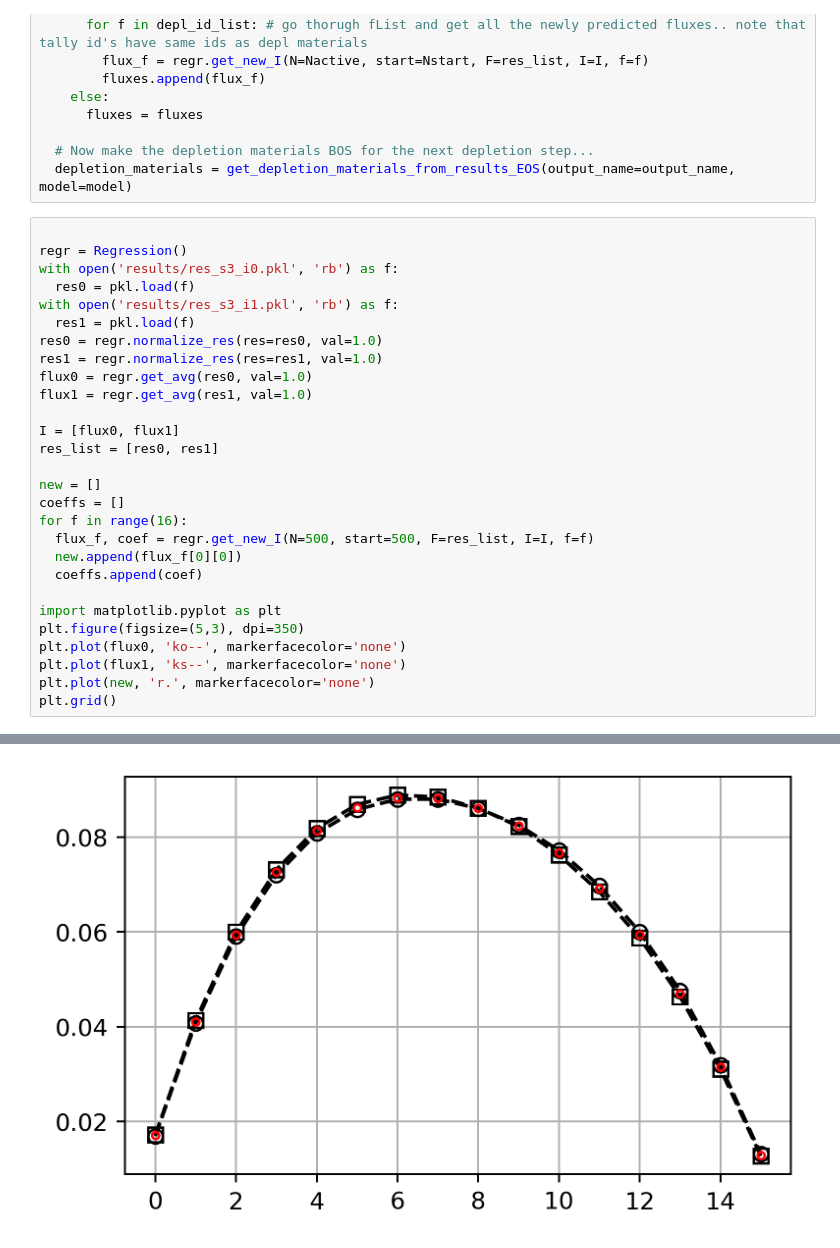
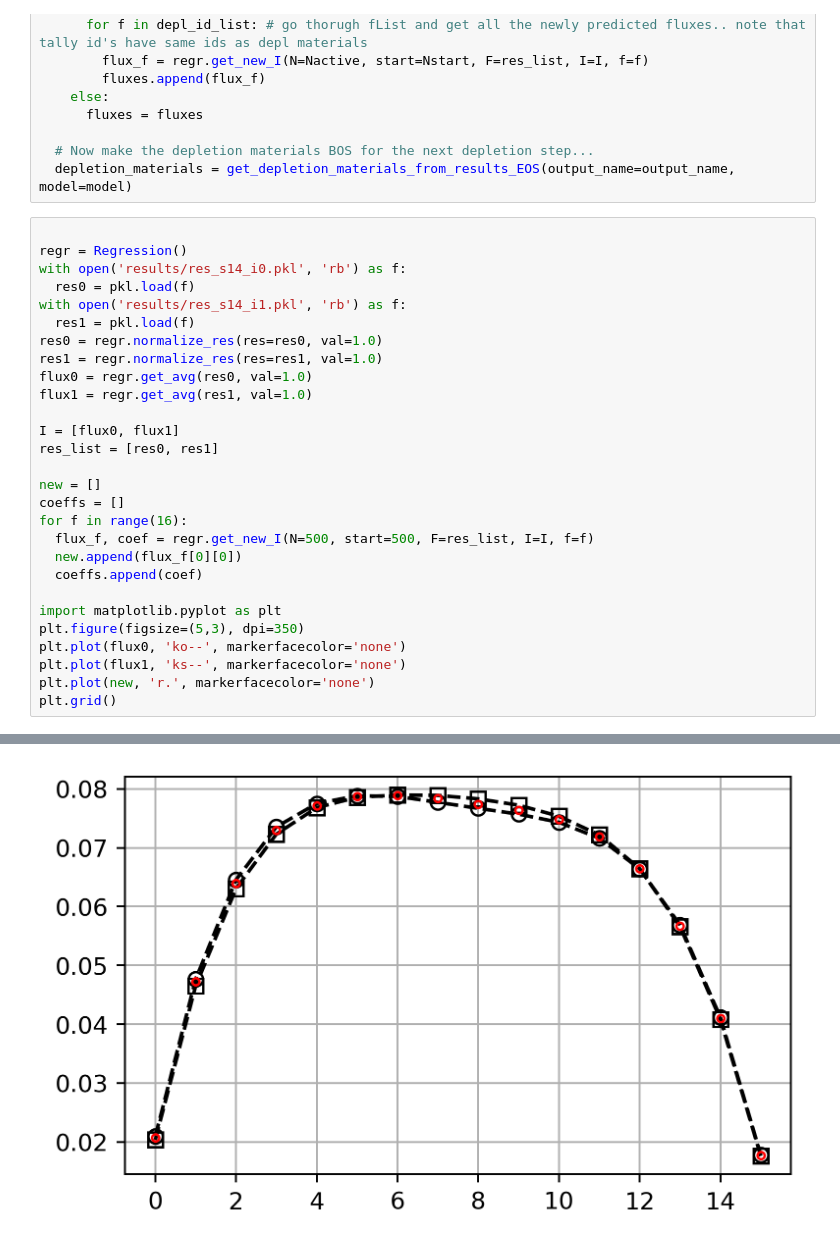
Before and after one commit to jfaulkner31/MonteCarloXenon, a Jupyter notebook: openmc_RIE/rie_simulation/rei.ipynb, the cells around one changed output, grey strips where cells are left out. Cells and saved outputs as stored; diff of their text form.

```diff
--- a/openmc_RIE/rie_simulation/rei.ipynb
+++ b/openmc_RIE/rie_simulation/rei.ipynb
@@ -316,9 +316,9 @@ for idx, this_dt in enumerate(dt):
 # %%
 
 regr = Regression()
-with open('results/res_s3_i0.pkl', 'rb') as f:
+with open('results/res_s14_i0.pkl', 'rb') as f:
   res0 = pkl.load(f)
-with open('results/res_s3_i1.pkl', 'rb') as f:
+with open('results/res_s14_i1.pkl', 'rb') as f:
   res1 = pkl.load(f)
 res0 = regr.normalize_res(res=res0, val=1.0)
 res1 = regr.normalize_res(res=res1, val=1.0)
@@ -362,4 +362,4 @@ The matrix is:  [[0.44105722 0.55894278]]
-[figure, old version]
+[figure, new version]
 # %%
 import matplotlib.pyplot as plt
 plt.figure(figsize=(5,3), dpi=350)
```
Also changed, not shown: parts of 4 cells of this notebook, 30 other files.
